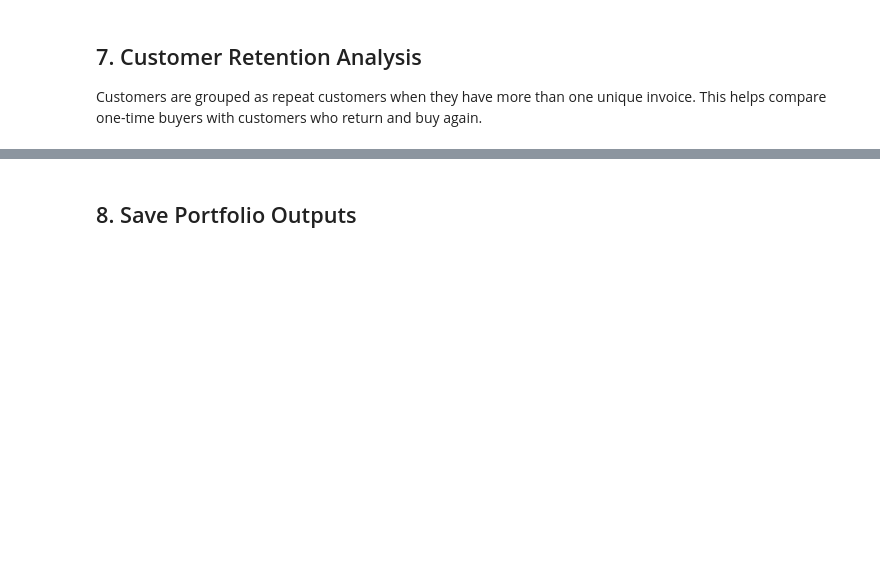
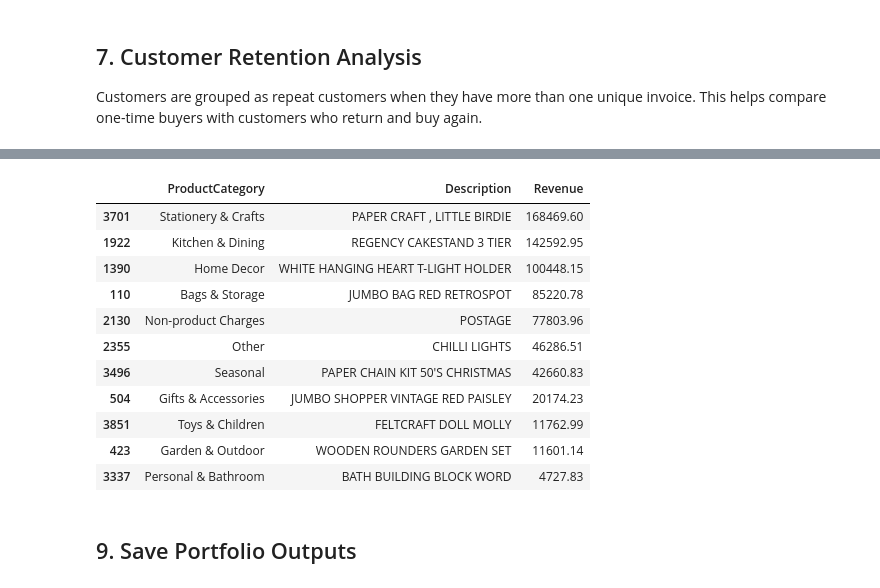
Before and after one commit to Khadija-de/ecommerce-sales-analysis-python., a Jupyter notebook: sales-analysis.ipynb, the cells around one changed output, grey strips where cells are left out. Saved outputs shown, nothing was run; the diff lists cells and outputs as text; code cells hidden in the pictures; blank space fills up the shorter version.

```diff
--- a/sales-analysis.ipynb
+++ b/sales-analysis.ipynb
@@ -87,5 +241,20 @@ outputs["customer_retention_summary"]
+# %%
+outputs["top_product_by_category"]
+# %% [output]
+|  | ProductCategory | Description | Revenue |
+| 3701 | Stationery & Crafts | PAPER CRAFT , LITTLE BIRDIE | 168469.60 |
+| 1922 | Kitchen & Dining | REGENCY CAKESTAND 3 TIER | 142592.95 |
+| 1390 | Home Decor | WHITE HANGING HEART T-LIGHT HOLDER | 100448.15 |
+| 110 | Bags & Storage | JUMBO BAG RED RETROSPOT | 85220.78 |
+| 2130 | Non-product Charges | POSTAGE | 77803.96 |
+| 2355 | Other | CHILLI LIGHTS | 46286.51 |
+| 3496 | Seasonal | PAPER CHAIN KIT 50'S CHRISTMAS | 42660.83 |
+| 504 | Gifts & Accessories | JUMBO SHOPPER VINTAGE RED PAISLEY | 20174.23 |
+| 3851 | Toys & Children | FELTCRAFT DOLL MOLLY | 11762.99 |
+| 423 | Garden & Outdoor | WOODEN ROUNDERS GARDEN SET | 11601.14 |
+| 3337 | Personal & Bathroom | BATH BUILDING BLOCK WORD | 4727.83 |
 # %% [markdown]
-## 8. Save Portfolio Outputs
+## 9. Save Portfolio Outputs
 # %%
 outputs.update(quality_outputs)
 save_tables(outputs)
```
Also changed, not shown: parts of 23 cells of this notebook, 12 other files.
